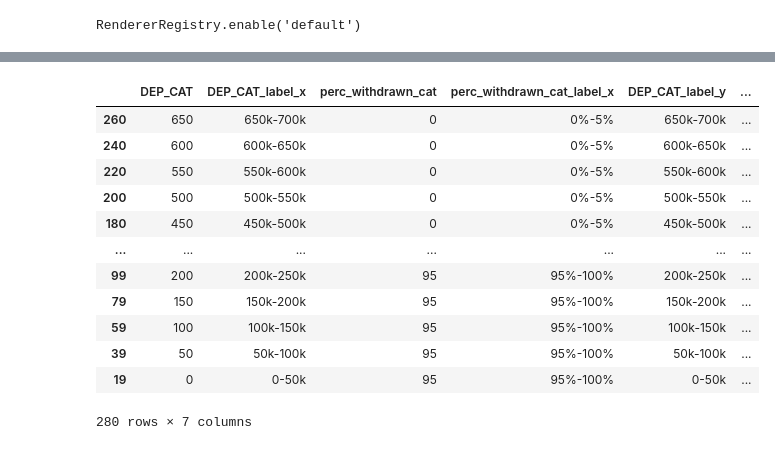
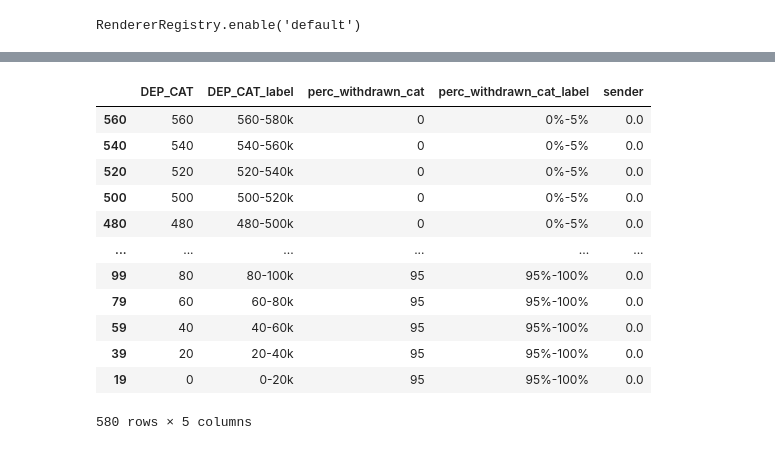
Before and after one commit to IncioMan/mars_lockdrop, a Jupyter notebook: notebook/Prism launch.ipynb, the cells around one changed output, grey strips where cells are left out. Drawn from its saved outputs; the diff is of its cells as text; code cells hidden in the pictures.

Commit message:
phase2

```diff
--- a/notebook/Prism launch.ipynb
+++ b/notebook/Prism launch.ipynb
@@ -112,7 +92,7 @@ p2_users_df
 users_with = p2_users_df.merge(with_phase1,on='sender')[['sender','net_deposited_amount','deposit','withdrawable_amount']]
 users_with=users_with.rename(columns={'net_deposited_amount':'deposited_p1'})
 users_with['WITHDRAWN_AMOUNT_PHASE2'] = users_with.deposited_p1-users_with.deposit
-users_with['has_withdrawn_p2'] = users_with.deposit < users_with.deposited_p1
+users_with['has_withdrawn_p2'] = (users_with['WITHDRAWN_AMOUNT_PHASE2'])>1
 users_with
 # %% [output]
 |  | sender | deposited_p1 | deposit | withdrawable_amount | WITHDRAWN_AMOUNT_PHASE2 | has_withdrawn_p2 |
@@ -157,6 +157,7 @@ cols_dict = {
 }
 # %%
 #Total withdrawn phase 2 UST
+users_with['WITHDRAWN_AMOUNT_PHASE2'] = users_with['WITHDRAWN_AMOUNT_PHASE2'].apply(lambda x: x if x >0 else 0)
 tot_with_ust = users_with['WITHDRAWN_AMOUNT_PHASE2'].sum()
 tot_with_ust
 # %% [output]
@@ -275,9 +271,10 @@ alt.Chart(p2_hourly_df.rename(columns=cols_dict)).mark_bar().encode(
 users_with.WITHDRAWN_AMOUNT_PHASE2 = users_with.WITHDRAWN_AMOUNT_PHASE2.apply(lambda x: x if x >=0 else 0)
 # %%
 with_users_df = users_with[users_with.has_withdrawn_p2&users_with['deposited_p1']>0]
-with_users_df['perc_withdrawn'] = with_users_df[with_users_df.has_withdrawn_p2]['WITHDRAWN_AMOUNT_PHASE2']/with_users_df['deposited_p1']*100
+with_users_df['perc_withdrawn'] = round(with_users_df[with_users_df.has_withdrawn_p2]['WITHDRAWN_AMOUNT_PHASE2'],3)/with_users_df['deposited_p1']*100
 with_users_df['perc_withdrawn_cat'] = (with_users_df['perc_withdrawn']/100).apply(lambda x: int(x))
 df2 = with_users_df.groupby('perc_withdrawn_cat').sender.count()
+with_users_df
 # %% [output]
 A value is trying to be set on a copy of a slice from a DataFrame.
 Try using .loc[row_indexer,col_indexer] = value instead
@@ -363,7 +372,9 @@ alt.Chart(p2_hourly_df.rename(columns=cols_dict)).mark_line(point=True).encode(
 # %% [output]
 [interactive output not drawn]
 # %%
-with_users_df['DEP_CAT'] = (with_users_df['deposited_p1']/1000).apply(int)
+with_users_df['DEP_CAT'] = (with_users_df['deposited_p1']/20000).apply(int)
+with_users_df['perc_withdrawn_cat_old'] = with_users_df['perc_withdrawn_cat']
+with_users_df['perc_withdrawn_cat'] = with_users_df['perc_withdrawn_cat'].apply(lambda x: int(int(x/5)/5))
 df = with_users_df.groupby(['DEP_CAT','perc_withdrawn_cat']).sender.count()
 df = df.reset_index()
 df
@@ -434,34 +436,37 @@ heatmap_val
 # %%
 import random
 df1 = pd.DataFrame([list(range(0,100,5)),
                     ["0%-5%",	"5%-10%",	"10%-15%",	"15%-20%",	"20%-25%",	"25%-30%",	"30%-35%",
 "35%-40%",	"40%-45%",	"45%-50%",	"50%-55%",	"55%-60%",	"60%-65%",
 "65%-70%",	"70%-75%",	"75%-80%",	"80%-85%",	"85%-90%",	"90%-95%",	"95%-100%"]]).T
-df2 = pd.DataFrame([list(range(0,651,50)),
-                    ["0-50k", "50k-100k",	"100k-150k","150k-200k",	"200k-250k",	"250k-300k",	"300k-350k",
-	"350k-400k",	"400k-450k",	"450k-500k",	"500k-550k",	"550k-600k",	"600k-650k", 	"650k-700k"]]).T
+df2 = pd.DataFrame([list(range(0,561,20)),
+                    ["0-20k", "20-40k", "40-60k", "60-80k", "80-100k", "100-120k", "120-140k", "140-160k",
+                     "160-180k", "180-200k","200-220k", "220-240k", "240-260k", "260-280k", "280-300k", "300-320k",
+                     "320-340k",
+                     "340-360k",
+                     "360-380k", "380-400k", "400-420k", "420-440k", "440-460k", "460-480k", "480-500k", "500-520k","520-540k",
+                     "540-560k","560-580k"]]).T
 df2['fake'] = 0
 df1['fake'] = 0
 heatmap_val = df2.merge(df1,on='fake').drop('fake',1)
 heatmap_val.columns = ['DEP_CAT','DEP_CAT_label','perc_withdrawn_cat','perc_withdrawn_cat_label']
 df = heatmap_val.merge(df, on=['perc_withdrawn_cat', 'DEP_CAT'], how='left').fillna(0)
-df['sender'] = df['sender'].apply(lambda v: random.random() * 1000)
 heatmap_data_df = df.sort_values(by=['perc_withdrawn_cat', 'DEP_CAT'], ascending=[True,False])
 heatmap_data_df
 # %% [output]
-|  | DEP_CAT | DEP_CAT_label_x | perc_withdrawn_cat | perc_withdrawn_cat_label_x | DEP_CAT_label_y | ... |
-| 260 | 650 | 650k-700k | 0 | 0%-5% | 650k-700k | ... |
-| 240 | 600 | 600k-650k | 0 | 0%-5% | 600k-650k | ... |
-| 220 | 550 | 550k-600k | 0 | 0%-5% | 550k-600k | ... |
-| 200 | 500 | 500k-550k | 0 | 0%-5% | 500k-550k | ... |
-| 180 | 450 | 450k-500k | 0 | 0%-5% | 450k-500k | ... |
-| ... | ... | ... | ... | ... | ... | ... |
-| 99 | 200 | 200k-250k | 95 | 95%-100% | 200k-250k | ... |
-| 79 | 150 | 150k-200k | 95 | 95%-100% | 150k-200k | ... |
-| 59 | 100 | 100k-150k | 95 | 95%-100% | 100k-150k | ... |
-| 39 | 50 | 50k-100k | 95 | 95%-100% | 50k-100k | ... |
-| 19 | 0 | 0-50k | 95 | 95%-100% | 0-50k | ... |
+|  | DEP_CAT | DEP_CAT_label | perc_withdrawn_cat | perc_withdrawn_cat_label | sender |
+| 560 | 560 | 560-580k | 0 | 0%-5% | 0.0 |
+| 540 | 540 | 540-560k | 0 | 0%-5% | 0.0 |
+| 520 | 520 | 520-540k | 0 | 0%-5% | 0.0 |
+| 500 | 500 | 500-520k | 0 | 0%-5% | 0.0 |
+| 480 | 480 | 480-500k | 0 | 0%-5% | 0.0 |
+| ... | ... | ... | ... | ... | ... |
+| 99 | 80 | 80-100k | 95 | 95%-100% | 0.0 |
+| 79 | 60 | 60-80k | 95 | 95%-100% | 0.0 |
+| 59 | 40 | 40-60k | 95 | 95%-100% | 0.0 |
+| 39 | 20 | 20-40k | 95 | 95%-100% | 0.0 |
+| 19 | 0 | 0-20k | 95 | 95%-100% | 0.0 |
-280 rows × 7 columns
+580 rows × 5 columns
 # %%
 alt.Chart((heatmap_data_df.rename(columns=cols_dict))).mark_rect().encode(
     x=alt.X(cols_dict['perc_withdrawn_cat']+':O', sort=alt.EncodingSortField(order='ascending')),
```
Also changed, not shown: parts of 26 cells of this notebook, 4 other files.
